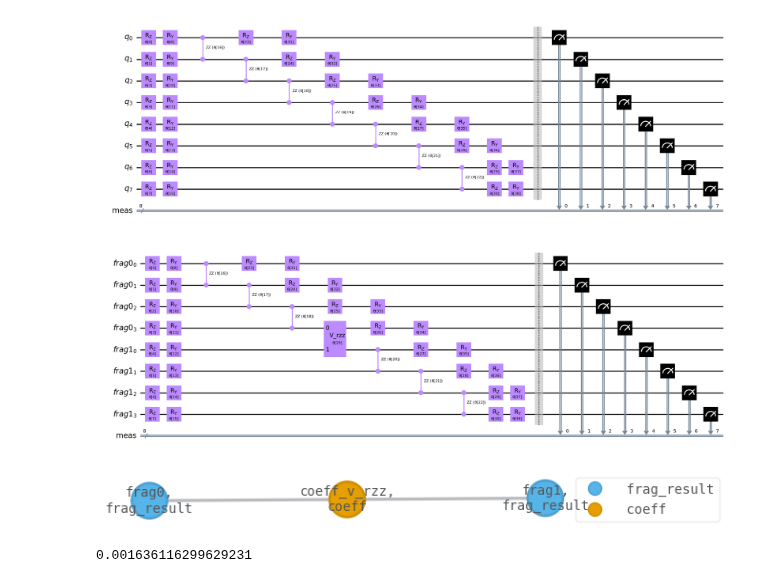
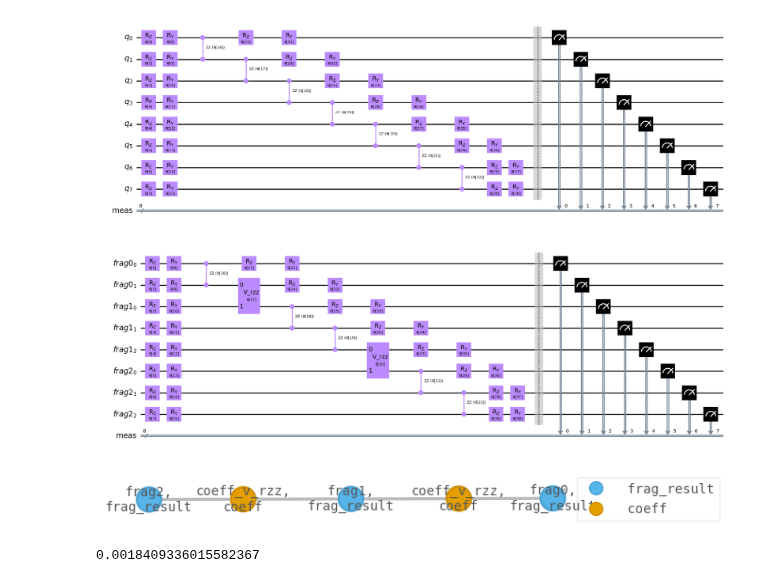
Before and after one commit to nathanieltornow/qtpu, a Jupyter notebook: examples/simple.ipynb, the cells around one changed output. Saved outputs shown, nothing was run; the diff lists cells and outputs as text; code cells hidden in the pictures.

```diff
--- a/examples/simple.ipynb
+++ b/examples/simple.ipynb
@@ -27,10 +27,10 @@ circuit.draw("mpl", fold=-1)
 # %% [output]
 [figure]
 # %%
-cut_circuit = MetisQubitGraphCutter(2).run(circuit)
+cut_circuit = MetisQubitGraphCutter(3).run(circuit)
 cut_circuit.draw("mpl", fold=-1)
 # %% [output]
-[figure, old version]
+[figure, new version]
 # %%
 cut_circuit = cut_circuit.assign_parameters(params)
 
@@ -41,7 +41,7 @@ results = sample_fragments(virtual_circuit, SimRunner(), shots=100000)
 tn = build_tensornetwork(virtual_circuit, results)
 tn.draw(color=["frag_result", "coeff"])
 # %% [output]
-[figure, old version]
+[figure, new version]
 # %%
 result = tn.contract(all, optimize="auto-hq")
 # %%
@@ -50,4 +50,4 @@ circuit = circuit.assign_parameters(params)
 counts = AerSimulator().run(circuit, shots=100000).result().get_counts()
 print(abs(tn.contract() - expval_from_counts(counts)))
 # %% [output]
-0.001636116299629231
+0.0018409336015582367
```
